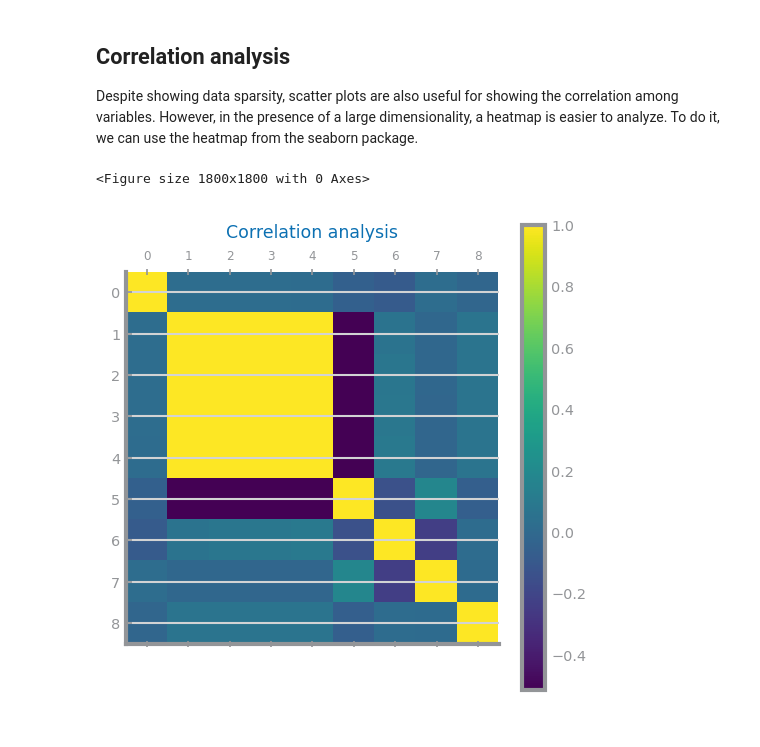
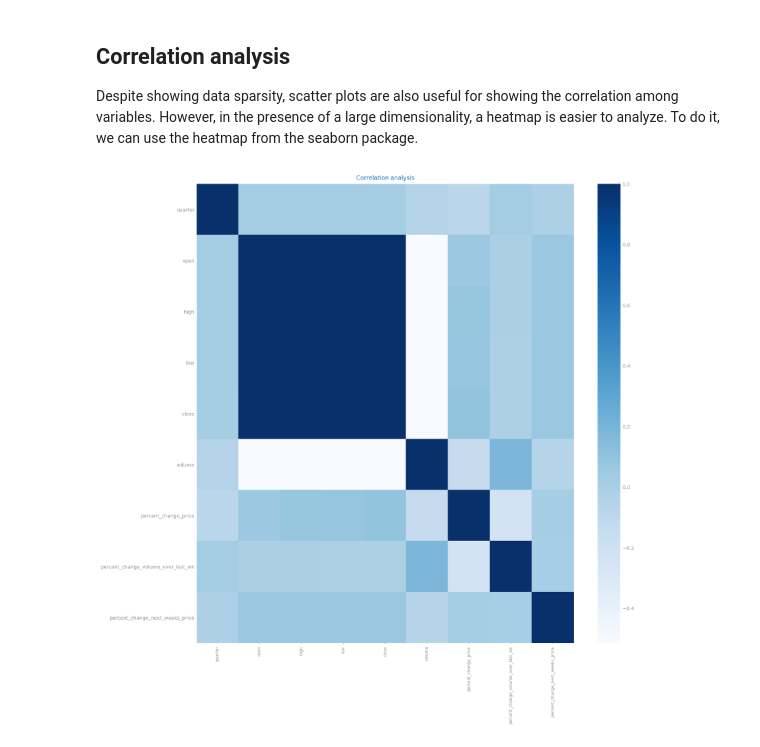
Before and after one commit to mifig/03_DataScience_SeriesTemporais, a Jupyter notebook: 01_dow_jones/02_scripts/p01_data_profiling_all.ipynb, the cells around one changed output. Saved outputs shown, nothing was run; the diff lists cells and outputs as text; code cells hidden in the pictures.

```diff
--- a/01_dow_jones/02_scripts/p01_data_profiling_all.ipynb
+++ b/01_dow_jones/02_scripts/p01_data_profiling_all.ipynb
@@ -382,17 +382,16 @@ Despite showing data sparsity, scatter plots are also useful for showing the cor
 # %%
 fig = plt.figure(figsize=[12, 12])
 corr_mtx = data.corr()
 
 #For an high number of features:
-plt.matshow(corr_mtx)
-plt.colorbar()
+# plt.matshow(corr_mtx)
+# plt.colorbar()
 
 #For low number of features:
-# sns.heatmap(corr_mtx, xticklabels=corr_mtx.columns, yticklabels=corr_mtx.columns, annot=False, cmap='Blues')
+sns.heatmap(corr_mtx, xticklabels=corr_mtx.columns, yticklabels=corr_mtx.columns, annot=False, cmap='Blues')
 plt.title('Correlation analysis')
 
 plt.savefig(project_path + '03_images/correlation_analysis.png')
 plt.show()
 # %% [output]
-<Figure size 1800x1800 with 0 Axes>
-[figure, old version]
+[figure, new version]
```
Also changed, not shown: 9 other files.
